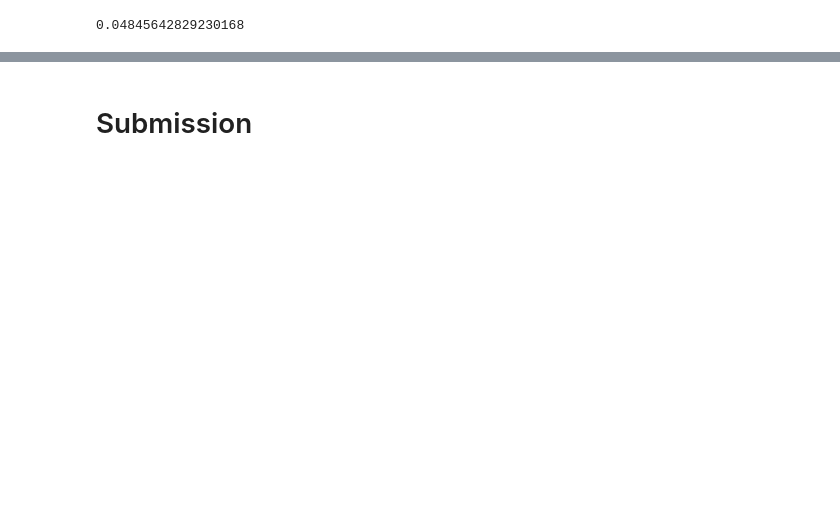
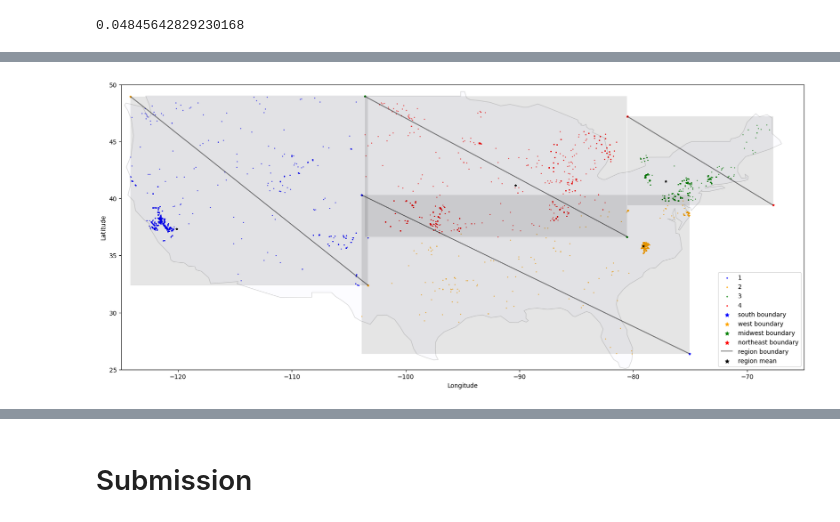
Before and after one commit to k-loki/Algal-bloom-Identification, a Jupyter notebook: notebooks/model_mtdata.ipynb, the cells around one changed output, grey strips where cells are left out. Saved outputs shown, nothing was run; the diff lists cells and outputs as text; code cells hidden in the pictures; blank space fills up the shorter version.

```diff
--- a/notebooks/model_mtdata.ipynb
+++ b/notebooks/model_mtdata.ipynb
@@ -700,0 +1775,81 @@ dtype: float64
+# %%
+south_line = LineString([(southdata.longitude.max(), southdata.latitude.min()), (southdata.longitude.min(), southdata.latitude.max())])
+west_line = LineString([(westdata.longitude.max(), westdata.latitude.min()), (westdata.longitude.min(), westdata.latitude.max())])
+midwest_line = LineString([(midwestdata.longitude.max(), midwestdata.latitude.min()), (midwestdata.longitude.min(), midwestdata.latitude.max())])
+northeast_line = LineString([(northeastdata.longitude.max(), northeastdata.latitude.min()), (northeastdata.longitude.min(), northeastdata.latitude.max())])
+# %%
+spoly = Polygon([(southdata.longitude.max(), southdata.latitude.min()),  (southdata.longitude.min(), southdata.latitude.min()), (southdata.longitude.min(), southdata.latitude.max()), (southdata.longitude.max(), southdata.latitude.max())])
+wpoly = Polygon([(westdata.longitude.max(), westdata.latitude.min()),  (westdata.longitude.min(), westdata.latitude.min()), (westdata.longitude.min(), westdata.latitude.max()), (westdata.longitude.max(), westdata.latitude.max())])
+mpoly = Polygon([(midwestdata.longitude.max(), midwestdata.latitude.min()),  (midwestdata.longitude.min(), midwestdata.latitude.min()), (midwestdata.longitude.min(), midwestdata.latitude.max()), (midwestdata.longitude.max(), midwestdata.latitude.max())])
+npoly = Polygon([(northeastdata.longitude.max(), northeastdata.latitude.min()),  (northeastdata.longitude.min(), northeastdata.latitude.min()), (northeastdata.longitude.min(), northeastdata.latitude.max()), (northeastdata.longitude.max(), northeastdata.latitude.max())])
+# %%
+smean = southdata[['longitude', 'latitude']].mean()
+wmean = westdata[['longitude', 'latitude']].mean()
+mmean = midwestdata[['longitude', 'latitude']].mean()
+nmean = northeastdata[['longitude', 'latitude']].mean()
+# %%
+fig, ax = plt.subplots(figsize=(20, 10))
+
+# map the training data
+base = world[world.name == "United States of America"].plot(
+    edgecolor="gray", color="ghostwhite", figsize=(9, 4), alpha=0.3, ax=ax
+)
+
+#  map based on severity
+df1 = train_data[train_data["severity"] == 1]
+geometry = [Point(xy) for xy in zip(wdf["longitude"], wdf["latitude"])]
+gdf = gpd.GeoDataFrame(wdf, geometry=geometry)
+gdf.plot(ax=base, marker=".", markersize=3, color="blue", label="1", alpha=0.6)
+
+df2 = train_data[train_data["severity"] == 2]
+geometry = [Point(xy) for xy in zip(sdf["longitude"], sdf["latitude"])]
+gdf = gpd.GeoDataFrame(sdf, geometry=geometry)
+gdf.plot(ax=base, marker=".", markersize=3, color="orange", label="2", alpha=0.6)
+
+df3 = train_data[train_data["severity"] == 3]
+geometry = [Point(xy) for xy in zip(ndf["longitude"], ndf["latitude"])]
+gdf = gpd.GeoDataFrame(ndf, geometry=geometry)
+gdf.plot(ax=base, marker=".", markersize=3, color="green", label="3", alpha=0.6)
+
+df4 = train_data[train_data["severity"] == 4]
+geometry = [Point(xy) for xy in zip(mwdf["longitude"], mwdf["latitude"])]
+gdf = gpd.GeoDataFrame(mwdf, geometry=geometry)
+gdf.plot(ax=base, marker=".", markersize=3, color="red", label="4", alpha=0.6)
+
+
+
+sbs = [Point(xy) for xy in zip(south_line.coords.xy[0], south_line.coords.xy[1])]
+gdf = gpd.GeoDataFrame(geometry=sbs)
+gdf.plot(ax=base, marker="*", markersize=10, color="blue", label="south boundary")
+
+wbs = [Point(xy) for xy in zip(west_line.coords.xy[0], west_line.coords.xy[1])]
+gdf = gpd.GeoDataFrame(geometry=wbs)
+gdf.plot(ax=base, marker="*", markersize=10, color="orange", label="west boundary")
+
+mbs = [Point(xy) for xy in zip(midwest_line.coords.xy[0], midwest_line.coords.xy[1])]
+gdf = gpd.GeoDataFrame(geometry=mbs)
+gdf.plot(ax=base, marker="*", markersize=10, color="green", label="midwest boundary")
+
+nbs = [Point(xy) for xy in zip(northeast_line.coords.xy[0], northeast_line.coords.xy[1])]
+gdf = gpd.GeoDataFrame(geometry=nbs)
+gdf.plot(ax=base, marker="*", markersize=10, color="red", label="northeast boundary")
+
+gdf = gpd.GeoDataFrame(geometry=[south_line, west_line, midwest_line, northeast_line])
+gdf.plot(ax=base, marker="*", markersize=3, color="black", alpha=0.5, label="region boundary")
+
+# add mean locations of regions
+gdf = gpd.GeoDataFrame(geometry=[Point(smean), Point(wmean), Point(mmean), Point(nmean)])
+gdf.plot(ax=base, marker="*", markersize=10, color="black", label="region mean")
+
+# add region polygons
+gdf = gpd.GeoDataFrame(geometry=[spoly, wpoly, mpoly, npoly])
+gdf.plot(ax=base, marker="*", markersize=3, color="black", alpha=0.1,  label="region polygon")
+
+
+
+plt.xlabel("Longitude")
+plt.ylabel("Latitude")
+plt.xlim([-125, -65])
+plt.ylim([25, 50])
+plt.legend(loc=4, markerscale=2)
+# %% [output]
@@ -700,0 +1857 @@ dtype: float64
+[figure, added]
```
Also changed, not shown: parts of 124 cells of this notebook.
